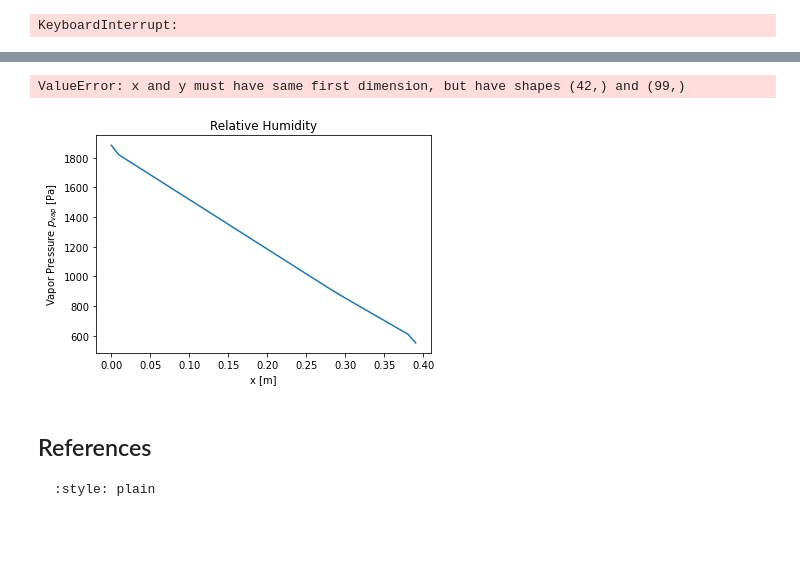
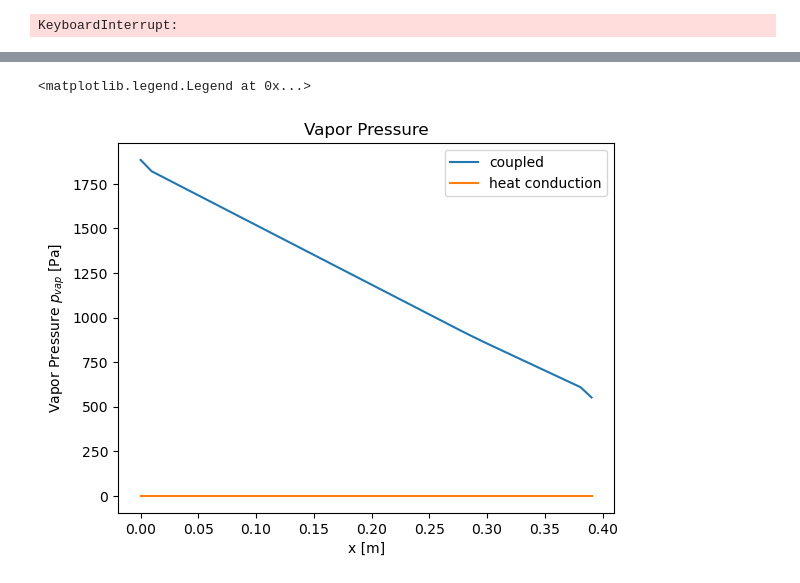
Before and after one commit to SchnFlo/-AdvNumMetExc, a Jupyter notebook: _build/jupyter_execute/Aufgabe3.ipynb, the cells around one changed output, grey strips where cells are left out. Cells and saved outputs as stored; diff of their text form; code cells hidden in the pictures; blank space fills up the shorter version.

````diff
--- a/_build/jupyter_execute/Aufgabe3.ipynb
+++ b/_build/jupyter_execute/Aufgabe3.ipynb
@@ -418,20 +392,13 @@ ValueError: x and y must have same first dimension, but have shapes (42,) and (9
 # %%
 plt.ylabel("Vapor Pressure $p_{vap}$ [Pa]")
 plt.xlabel("x [m]")
 
-plt.title("Relative Humidity")
+plt.title("Vapor Pressure")
 
 res_pvap_coup = fc_psat_T(np.array(res_T_coup)) * fc_phi_w(np.array(res_w_coup)) /100
 plt.plot(np.arange(0,width_sum,width_sum/layer.n), res_pvap_coup, label="coupled")
-plt.plot(np.arange(0,width_sum,width_sum/layer.n), a, label="heat conduction")
+plt.plot(np.arange(0,width_sum,width_sum/layer.n), np.zeros(layer.n), label="heat conduction")
 plt.legend()
 # %% [output]
-ValueError: x and y must have same first dimension, but have shapes (42,) and (99,)
+<matplotlib.legend.Legend at 0x...>
-[figure, old version]
+[figure, new version]
-# %% [markdown]
-## References
-
-
-```{bibliography}
-:style: plain
-```
````
Also changed, not shown: parts of 5 cells of this notebook, 28 other files.
